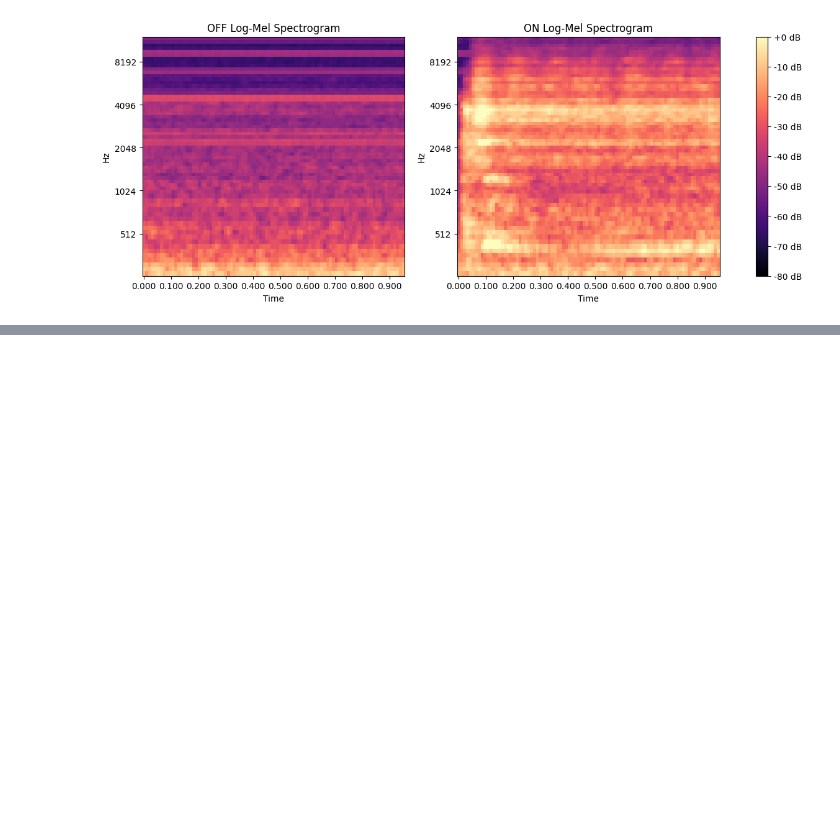
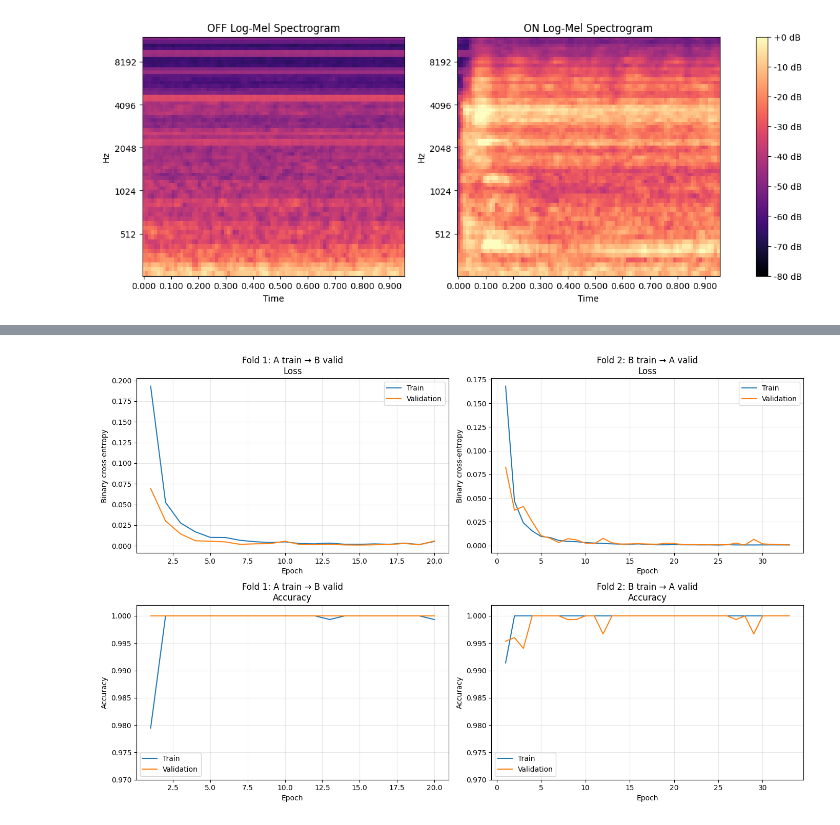
Before and after one commit to tnwlvos/Purdue-AI-education-Muchine-Learning-, a Jupyter notebook: FSSW_Audio_Classification.ipynb, the cells around one changed output, grey strips where cells are left out. Saved outputs shown, nothing was run; the diff lists cells and outputs as text; code cells hidden in the pictures; blank space fills up the shorter version.

```diff
--- a/FSSW_Audio_Classification.ipynb
+++ b/FSSW_Audio_Classification.ipynb
@@ -354,0 +514,19 @@ ON Log-Mel shape: (64, 90)
+# %%
+development_a_cache = np.load(
+    MEL_CACHE_DIR / "development_A_logmel.npz"
+)
+
+development_b_cache = np.load(
+    MEL_CACHE_DIR / "development_B_logmel.npz"
+)
+
+X_a = development_a_cache["X"]
+y_a = development_a_cache["y"]
+
+X_b = development_b_cache["X"]
+y_b = development_b_cache["y"]
+
+print("development_A:", X_a.shape, y_a.shape)
+print("development_B:", X_b.shape, y_b.shape)
+print("A 클래스:", dict(zip(*np.unique(y_a, return_counts=True))))
+print("B 클래스:", dict(zip(*np.unique(y_b, return_counts=True))))
@@ -354,0 +1209,61 @@ ON Log-Mel shape: (64, 90)
+# %%
+fig, axes = plt.subplots(
+    2,
+    2,
+    figsize=(14, 9),
+)
+
+fold_histories = [
+    ("Fold 1: A train → B valid", history_fold_1),
+    ("Fold 2: B train → A valid", history_fold_2),
+]
+
+for column, (title, history) in enumerate(
+    fold_histories
+):
+    epochs = np.arange(
+        1,
+        len(history["train_loss"]) + 1,
+    )
+
+    axes[0, column].plot(
+        epochs,
+        history["train_loss"],
+        label="Train",
+    )
+    axes[0, column].plot(
+        epochs,
+        history["valid_loss"],
+        label="Validation",
+    )
+    axes[0, column].set_title(
+        f"{title}\nLoss"
+    )
+    axes[0, column].set_xlabel("Epoch")
+    axes[0, column].set_ylabel("Binary cross-entropy")
+    axes[0, column].grid(alpha=0.3)
+    axes[0, column].legend()
+
+    axes[1, column].plot(
+        epochs,
+        history["train_accuracy"],
+        label="Train",
+    )
+    axes[1, column].plot(
+        epochs,
+        history["valid_accuracy"],
+        label="Validation",
+    )
+    axes[1, column].set_title(
+        f"{title}\nAccuracy"
+    )
+    axes[1, column].set_xlabel("Epoch")
+    axes[1, column].set_ylabel("Accuracy")
+    axes[1, column].set_ylim(0.97, 1.002)
+    axes[1, column].grid(alpha=0.3)
+    axes[1, column].legend()
+
+plt.tight_layout()
+plt.show()
+# %% [output]
+[figure, added]
```
Also changed, not shown: parts of 26 cells of this notebook.
